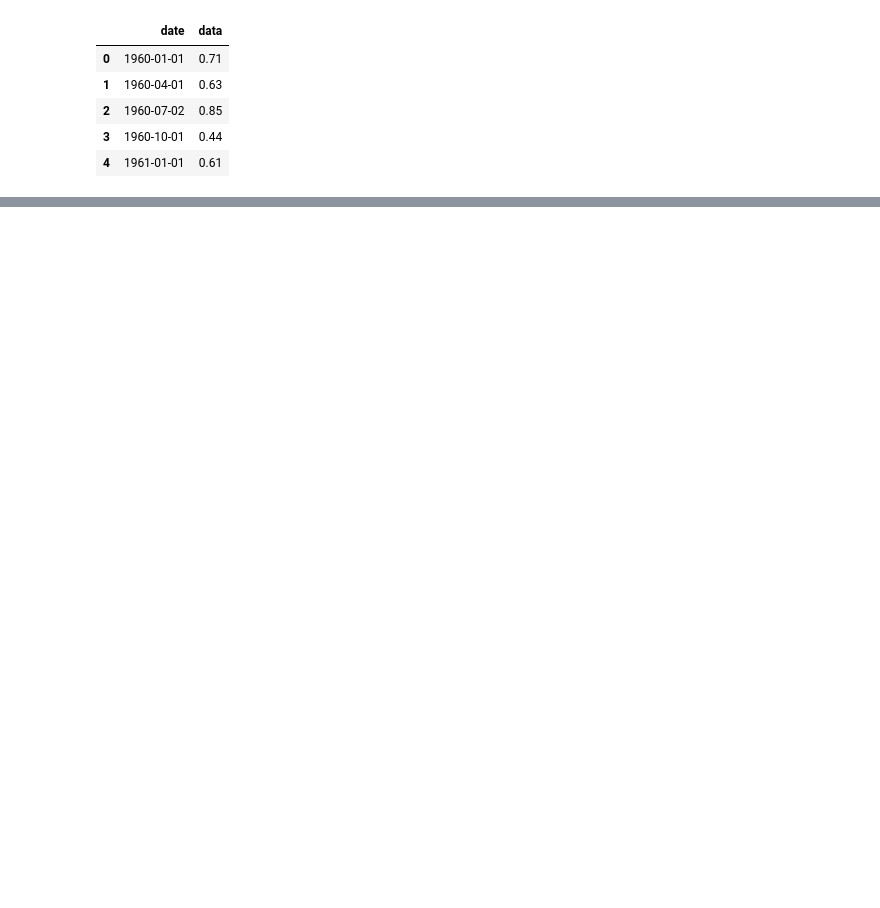
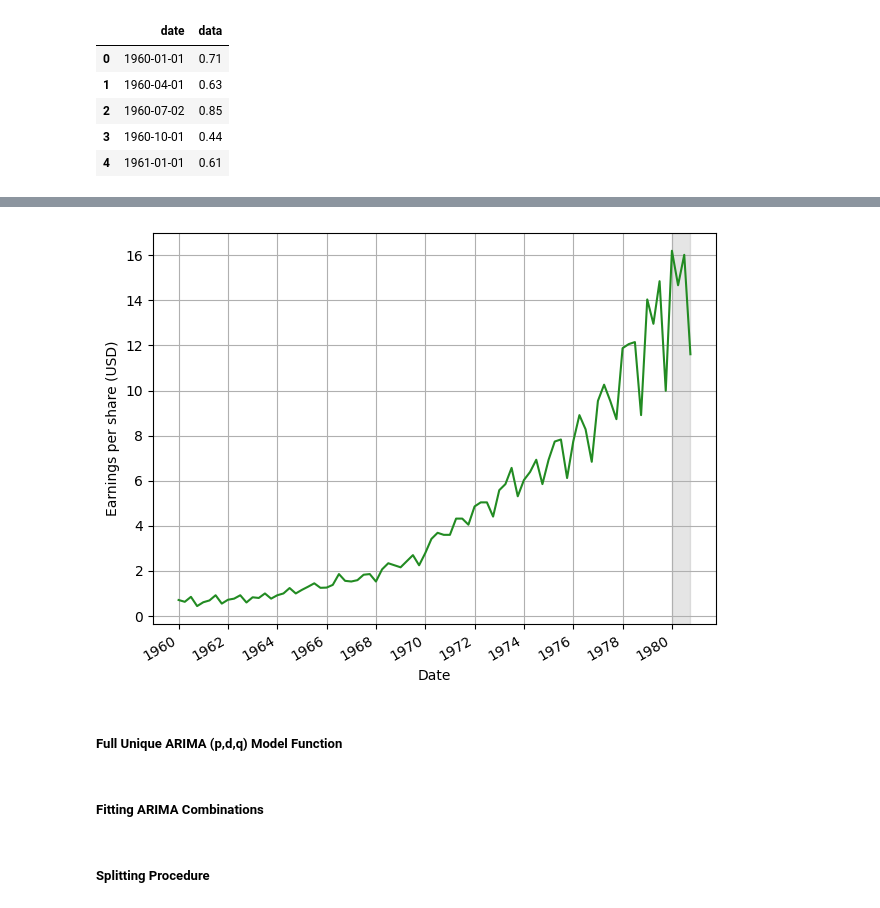
Before and after one commit to joakor89/Time_series_in_python, a Jupyter notebook: chap_7/non_stationary_ts.ipynb, the cells around one changed output, grey strips where cells are left out. Saved outputs shown, nothing was run; the diff lists cells and outputs as text; code cells hidden in the pictures; blank space fills up the shorter version.

```diff
--- a/chap_7/non_stationary_ts.ipynb
+++ b/chap_7/non_stationary_ts.ipynb
@@ -34,0 +109,17 @@ df.head()
+# %%
+fig, ax = plt.subplots()
+
+ax.plot(df.date, df.data, color='forestgreen')
+ax.set_xlabel('Date')
+ax.set_ylabel('Earnings per share (USD)')
+ax.axvspan(80, 83, color='#808080', alpha=0.2)
+ax.grid(True)
+
+plt.xticks(np.arange(0, 81, 8), [1960, 1962, 1964, 1966, 1968, 1970, 1972, 1974, 1976, 1978, 1980])
+
+fig.autofmt_xdate()
+plt.tight_layout()
+# %% [output]
+[figure, added]
+# %% [markdown]
+##### Full Unique ARIMA (p,d,q) Model Function
@@ -34,0 +170,2 @@ df.head()
+# %% [markdown]
+##### Fitting ARIMA Combinations
@@ -34,0 +178,2 @@ df.head()
+# %% [markdown]
+##### Splitting Procedure
```
Also changed, not shown: parts of 30 cells of this notebook.
